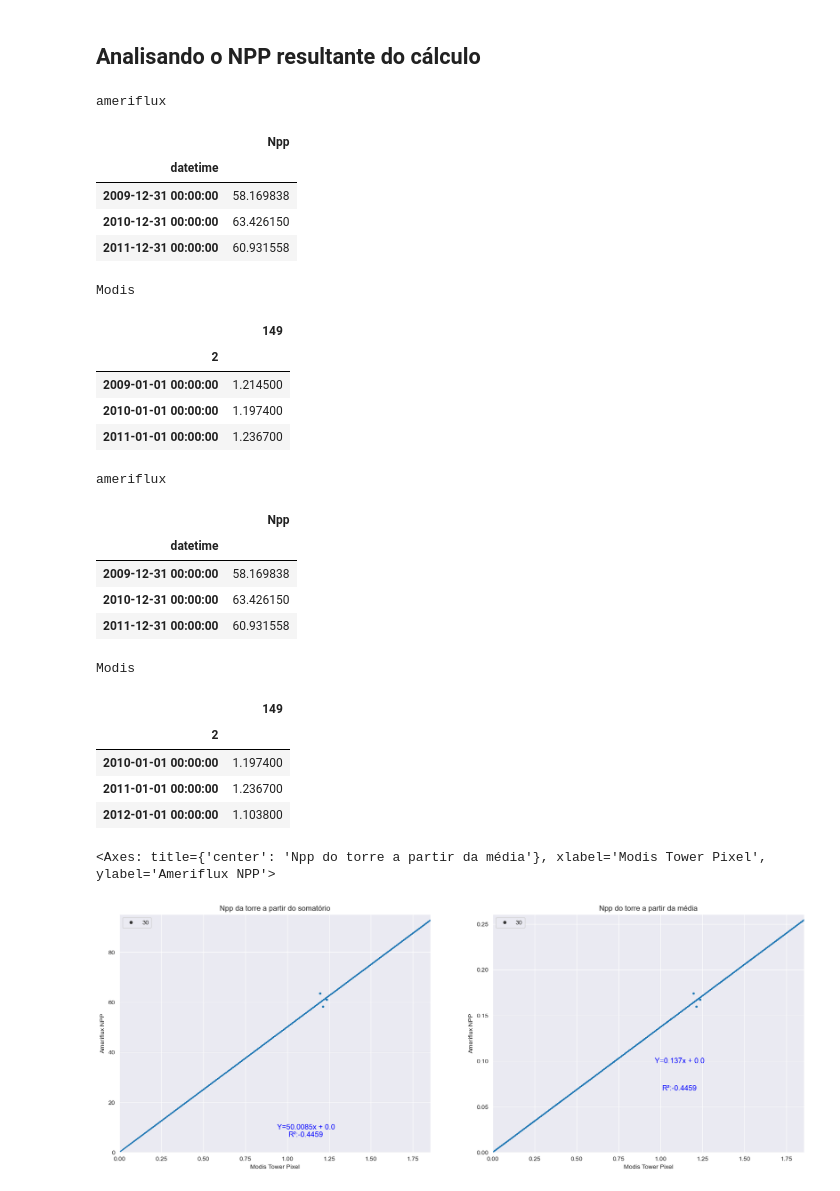
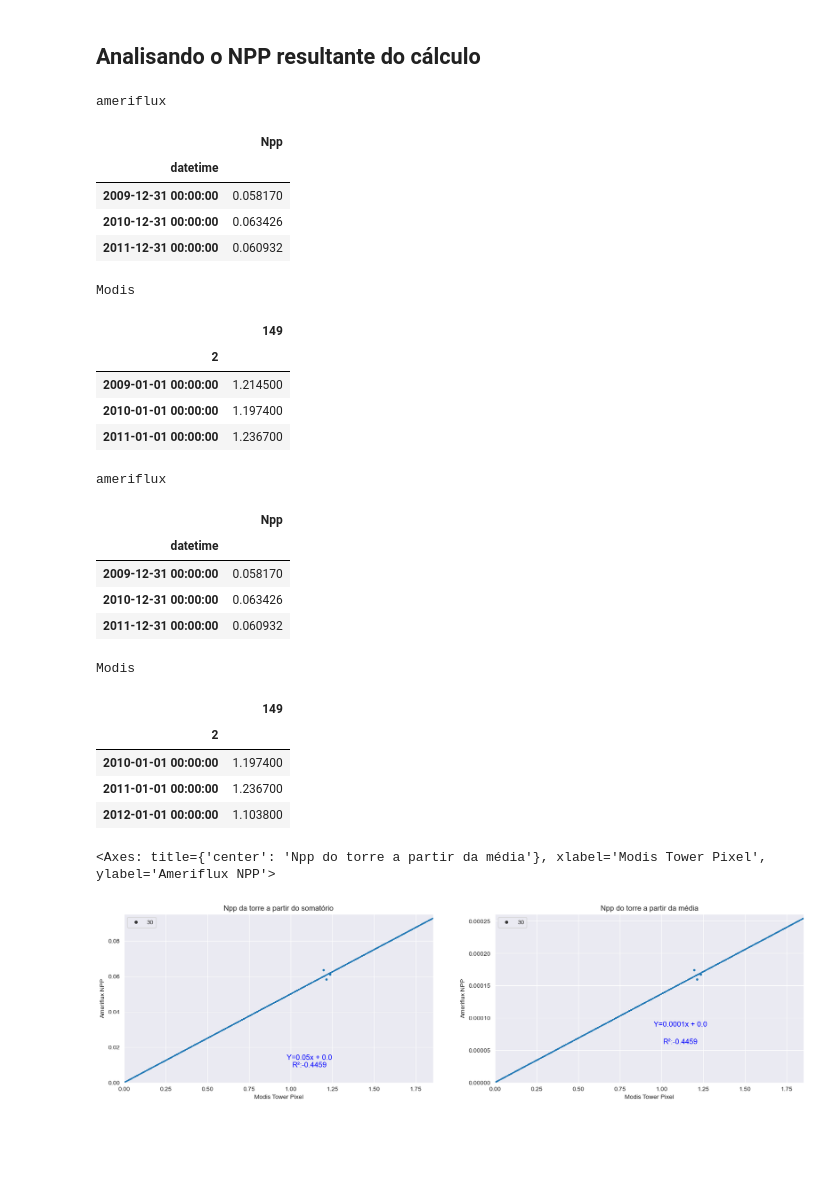
Before and after one commit to albert-santos/remote-sensing, a Jupyter notebook: Jean/Santarem/Comparacao_Santarem_Modis.ipynb, the cells around one changed output. Saved outputs shown, nothing was run; the diff lists cells and outputs as text; code cells hidden in the pictures; blank space fills up the shorter version.

```diff
--- a/Jean/Santarem/Comparacao_Santarem_Modis.ipynb
+++ b/Jean/Santarem/Comparacao_Santarem_Modis.ipynb
@@ -431,36 +431,34 @@ ameriflux.index = pd.to_datetime(ameriflux['datetime'])
 ameriflux = ameriflux.drop(['Date','Time','Year','datetime'],axis=1)
 
 
-def to_kgC(x, npp=False):
-    """Retorna valores convertidos para g C m² s"""
+def to_kgC(x):
+    """Retorna valores convertidos para kg C m² s"""
     umol2mol = 1e-06
     Cmol = 0.012011
     minutesinseconds = 1800
     #days2seconds = 86400
-    kg2g = 1000
+    #kg2g = 1000 # Precisamos em kg, não em g, por isso não multipliquei por 1000
 
-    if npp:
-        return x * umol2mol * Cmol * minutesinseconds * kg2g
-
-    return x * umol2mol * Cmol * minutesinseconds * kg2g # cálculo dado pelo professor
+    return x * umol2mol * Cmol * minutesinseconds # cálculo dado pelo professor
 
 def gpp_npp_creator(dataframe:pd.DataFrame,gpp=False):
     """Cria a variável npp a partir das médias do gpp diário (07:00~19:00) e do Reco diário (20:00~06:00)"""
     npp_df = pd.DataFrame(index=dataframe.resample('D').sum().index) # index = datas do dataframe (DADOS NÃO SÃO PUXADOS)
 
-    gpp_df = pd.DataFrame(index=dataframe.resample('D').sum().index)
+    gpp_df = pd.DataFrame(index=dataframe.resample('D').sum().index) # index = datas do dataframe (DADOS NÃO SÃO PUXADOS)
 
-    gpp_df['Gpp'] = pd.Series(dtype='float')
+    gpp_df['Gpp'] = pd.Series(dtype='float') # Cria uma coluna vazia de gpp
 
     npp_df['Npp'] = pd.Series(dtype='float') # Cria uma coluna vazia de npp
 
     if gpp:
-        for i in range(len(gpp_df.index)):
+        for i in range(len(gpp_df.index)): # dia 1,2,3,...
+
             """Faz um looping em cada data para retornar os valores de gpp desejados"""
 
             date = pd.to_datetime(gpp_df.index[i].date()).strftime("%Y/%m/%d") # Transforma os index em uma data YY/MM/DD
 
-            gpp = dataframe['GPP_uStar_f'][date].between_time('07:00', '19:00').mean() # dia 1,2,3,...
+            gpp = dataframe['GPP_uStar_f'][date].between_time('07:00', '19:00').mean()
 
             gpp_df.loc[date,'Gpp'] = gpp # Colocando no dataframe gpp_df
 
@@ -480,7 +478,7 @@ def gpp_npp_creator(dataframe:pd.DataFrame,gpp=False):
             npp_diario = gpp_diario - reco_diario # GPP - RECO
             npp_df.loc[date,'Npp'] = npp_diario # Colocando no dataframe npp_df
 
-        npp_df['Npp'] = npp_df['Npp'].apply(to_kgC,npp=True) # Aplicando transformação para kg
+        npp_df['Npp'] = npp_df['Npp'].apply(to_kgC) # Aplicando transformação para kg
 
         return npp_df
 
@@ -642,9 +654,9 @@ display_side_by_side([Npp_ameriflux.resample('Y').sum(), modis_data_tower], ['am
 ameriflux
 |  | Npp |
 | datetime |  |
-| 2009-12-31 00:00:00 | 58.169838 |
-| 2010-12-31 00:00:00 | 63.426150 |
-| 2011-12-31 00:00:00 | 60.931558 |
+| 2009-12-31 00:00:00 | 0.058170 |
+| 2010-12-31 00:00:00 | 0.063426 |
+| 2011-12-31 00:00:00 | 0.060932 |
 Modis
 |  | 149 |
 | 2 |  |
@@ -657,9 +669,9 @@ display_side_by_side([Npp_ameriflux.resample('Y').sum(), npp_anos_seguintes], ['
 ameriflux
 |  | Npp |
 | datetime |  |
-| 2009-12-31 00:00:00 | 58.169838 |
-| 2010-12-31 00:00:00 | 63.426150 |
-| 2011-12-31 00:00:00 | 60.931558 |
+| 2009-12-31 00:00:00 | 0.058170 |
+| 2010-12-31 00:00:00 | 0.063426 |
+| 2011-12-31 00:00:00 | 0.060932 |
 Modis
 |  | 149 |
 | 2 |  |
@@ -669,34 +681,36 @@ Modis
 # %%
 npp_dataframe = {
     'Ameriflux NPP':Npp_ameriflux['Npp'].resample('Y').sum().values,
     'Modis Tower Pixel': modis_data_tower[149].values
 }
-fig, ax = plt.subplots(1,2, figsize=(20, 7))
+fig, ax = plt.subplots(1,2, figsize=(20, 5))
 data = pd.DataFrame(npp_dataframe)
 
 sns.set_style('darkgrid')
 
 eixo_x = 'Modis Tower Pixel'
 eixo_y = 'Ameriflux NPP'
 
 xlabel = 'Modis Tower Pixel'
 ylabel = 'Ameriflux NPP'
 
 title = 'Npp da torre a partir do somatório'
 
-reg_graph_subplot(eixo_x,eixo_y,sct_size=30,data=data,xlabel=xlabel,ylabel=ylabel,title=title,legend_visibility=False,reg_from_start=True,offset_txt_x=0.1,offset_txt_y=10,axes=ax,subplot_num=1,fit_intercept=False)
+somatorio_corr = data.corr().copy()
+
+reg_graph_subplot(eixo_x,eixo_y,sct_size=30,data=data,xlabel=xlabel,ylabel=ylabel,title=title,legend_visibility=False,reg_from_start=True,offset_txt_x=0.1,offset_txt_y=0.014,axes=ax,subplot_num=1,fit_intercept=False)
 
 
 npp_dataframe = {
     'Ameriflux NPP':Npp_ameriflux['Npp'].resample('Y').mean().values,
     'Modis Tower Pixel': modis_data_tower[149].values
 }
 data = pd.DataFrame(npp_dataframe)
 
+title = 'Npp do torre a partir da média'
+media_corr = data.corr().copy()
 
-title = 'Npp do torre a partir da média'
-
-reg_graph_subplot(eixo_x,eixo_y,sct_size=30,data=data,xlabel=xlabel,ylabel=ylabel,title=title,legend_visibility=False,reg_from_start=True,offset_txt_x=0.1,offset_txt_y=0.1,axes=ax,subplot_num=2,fit_intercept=False)
+reg_graph_subplot(eixo_x,eixo_y,sct_size=30,data=data,xlabel=xlabel,ylabel=ylabel,title=title,legend_visibility=False,reg_from_start=True,offset_txt_x=0.1,offset_txt_y=0.00009,axes=ax,subplot_num=2,fit_intercept=False)
 # %% [output]
 <Axes: title={'center': 'Npp do torre a partir da média'}, xlabel='Modis Tower Pixel', ylabel='Ameriflux NPP'>
-[figure, old version]
+[figure, new version]
```
Also changed, not shown: parts of 8 cells of this notebook.
